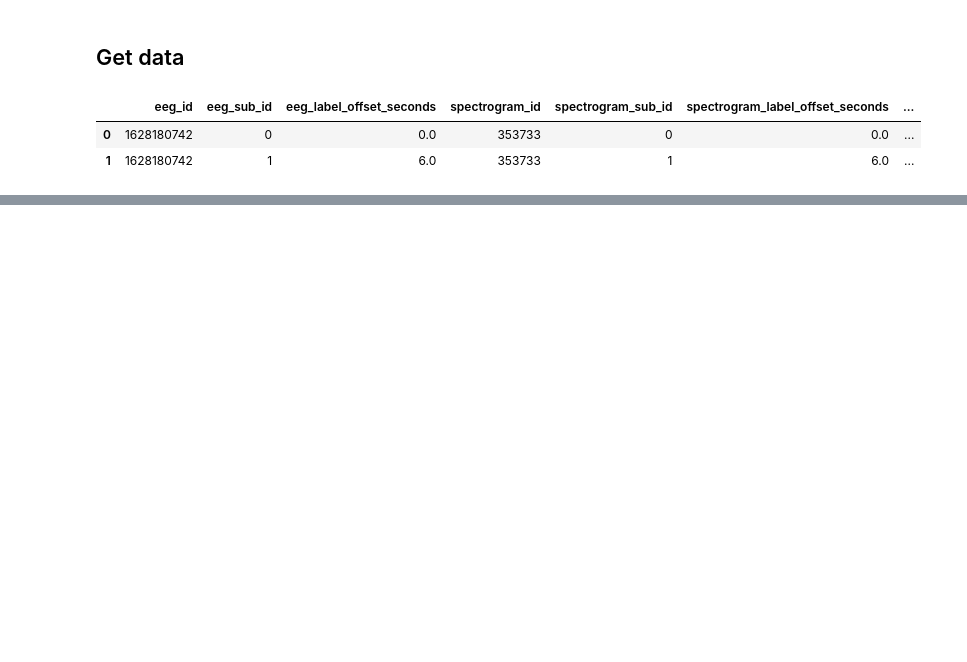
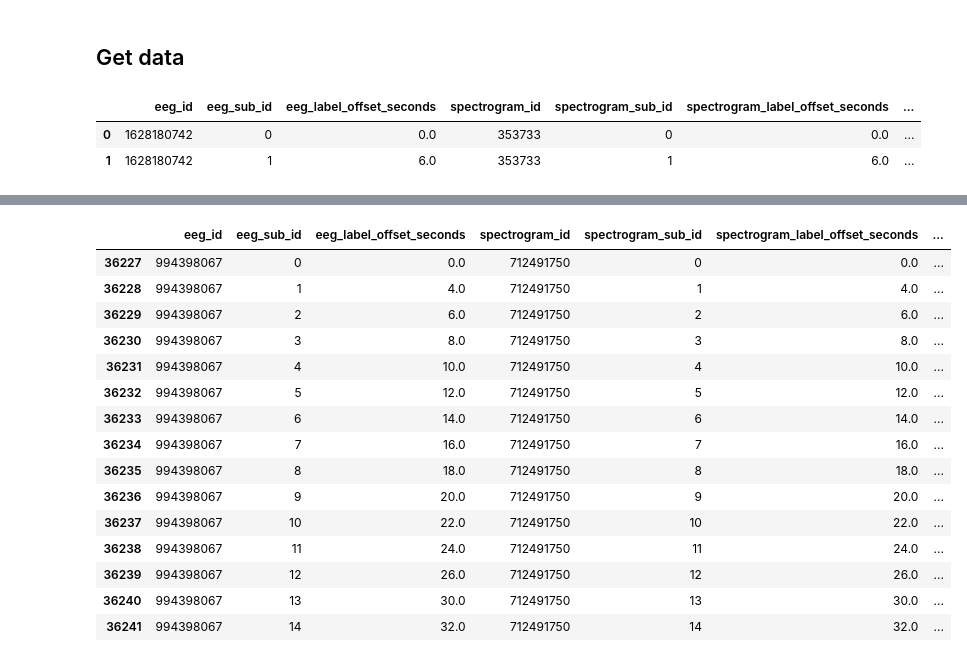
Before and after one commit to allispaul/brains, a Jupyter notebook: test-notebook.ipynb, the cells around one changed output, grey strips where cells are left out. Drawn from its saved outputs; the diff is of its cells as text; code cells hidden in the pictures; blank space fills up the shorter version.

```diff
--- a/test-notebook.ipynb
+++ b/test-notebook.ipynb
@@ -23,0 +129,19 @@ display(df.head(2))
+# %%
+df[df.eeg_id == df.iloc[idx].eeg_id]
+# %% [output]
+|  | eeg_id | eeg_sub_id | eeg_label_offset_seconds | spectrogram_id | spectrogram_sub_id | spectrogram_label_offset_seconds | ... |
+| 36227 | 994398067 | 0 | 0.0 | 712491750 | 0 | 0.0 | ... |
+| 36228 | 994398067 | 1 | 4.0 | 712491750 | 1 | 4.0 | ... |
+| 36229 | 994398067 | 2 | 6.0 | 712491750 | 2 | 6.0 | ... |
+| 36230 | 994398067 | 3 | 8.0 | 712491750 | 3 | 8.0 | ... |
+| 36231 | 994398067 | 4 | 10.0 | 712491750 | 4 | 10.0 | ... |
+| 36232 | 994398067 | 5 | 12.0 | 712491750 | 5 | 12.0 | ... |
+| 36233 | 994398067 | 6 | 14.0 | 712491750 | 6 | 14.0 | ... |
+| 36234 | 994398067 | 7 | 16.0 | 712491750 | 7 | 16.0 | ... |
+| 36235 | 994398067 | 8 | 18.0 | 712491750 | 8 | 18.0 | ... |
+| 36236 | 994398067 | 9 | 20.0 | 712491750 | 9 | 20.0 | ... |
+| 36237 | 994398067 | 10 | 22.0 | 712491750 | 10 | 22.0 | ... |
+| 36238 | 994398067 | 11 | 24.0 | 712491750 | 11 | 24.0 | ... |
+| 36239 | 994398067 | 12 | 26.0 | 712491750 | 12 | 26.0 | ... |
+| 36240 | 994398067 | 13 | 30.0 | 712491750 | 13 | 30.0 | ... |
+| 36241 | 994398067 | 14 | 32.0 | 712491750 | 14 | 32.0 | ... |
```
Also changed, not shown: parts of 11 cells of this notebook.
